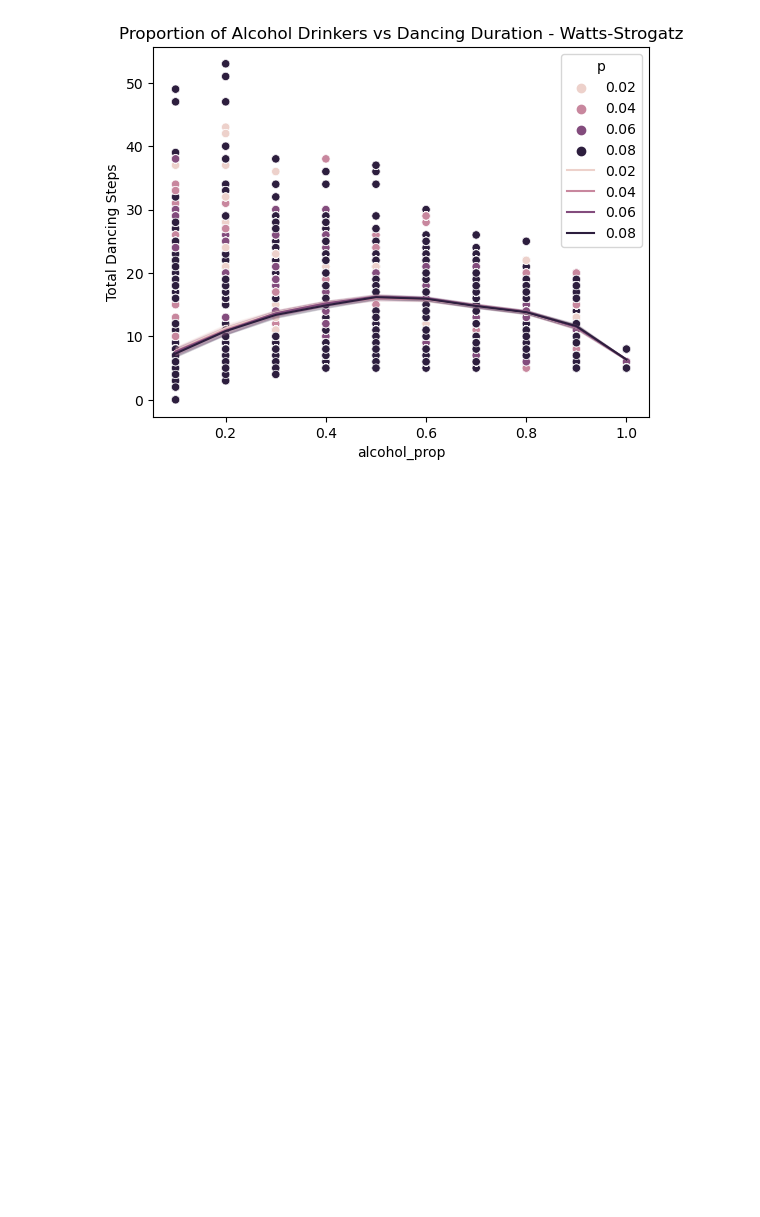
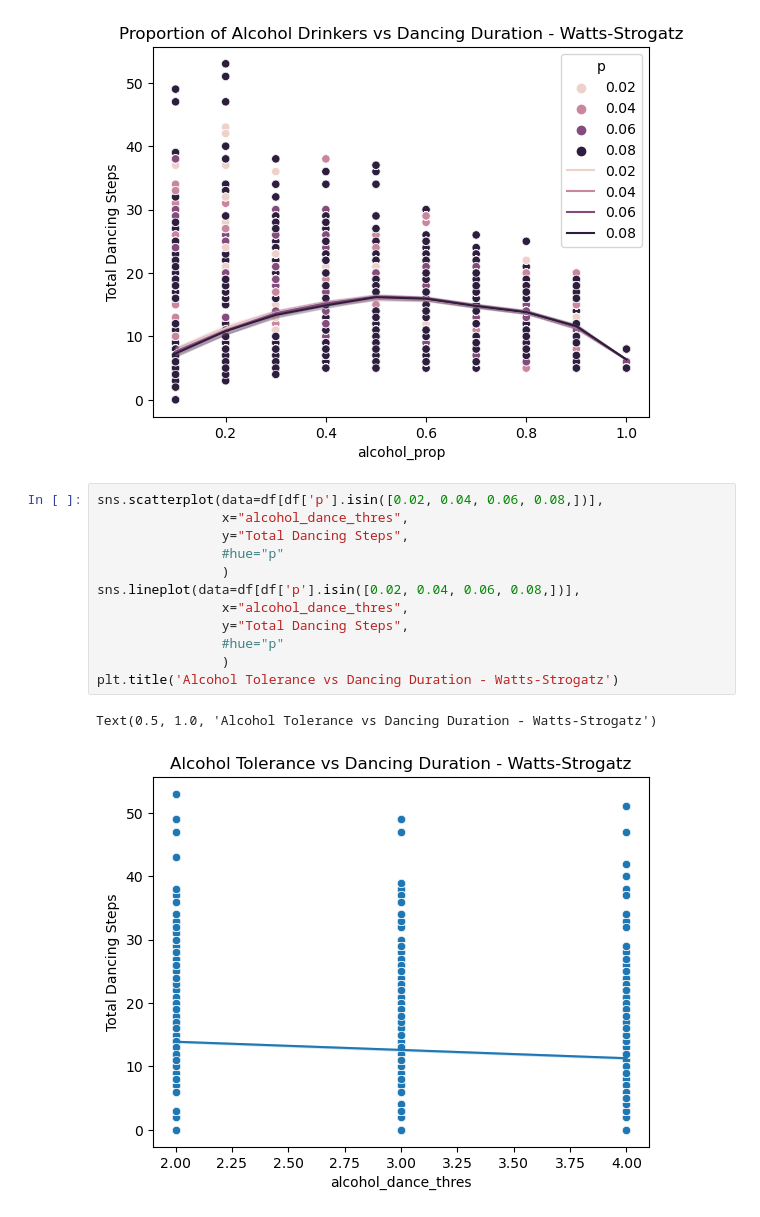
Before and after one commit to nitomanto/macs30123-party-model, a Jupyter notebook: analysis.ipynb, the cells around one changed output. Drawn from its saved outputs; the diff is of its cells as text; blank space fills up the shorter version.

```diff
--- a/analysis.ipynb
+++ b/analysis.ipynb
@@ -150,3 +150,18 @@ plt.title('Proportion of Alcohol Drinkers vs Dancing Duration - Watts-Strogatz')
 # %% [output]
 Text(0.5, 1.0, 'Proportion of Alcohol Drinkers vs Dancing Duration - Watts-Strogatz')
 [figure]
+# %%
+sns.scatterplot(data=df[df['p'].isin([0.02, 0.04, 0.06, 0.08,])],
+                x="alcohol_dance_thres",
+                y="Total Dancing Steps",
+                #hue="p"
+                )
+sns.lineplot(data=df[df['p'].isin([0.02, 0.04, 0.06, 0.08,])],
+                x="alcohol_dance_thres",
+                y="Total Dancing Steps",
+                #hue="p"
+                )
+plt.title('Alcohol Tolerance vs Dancing Duration - Watts-Strogatz')
+# %% [output]
+Text(0.5, 1.0, 'Alcohol Tolerance vs Dancing Duration - Watts-Strogatz')
+[figure, added]
```
Also changed, not shown: parts of 5 cells of this notebook.
